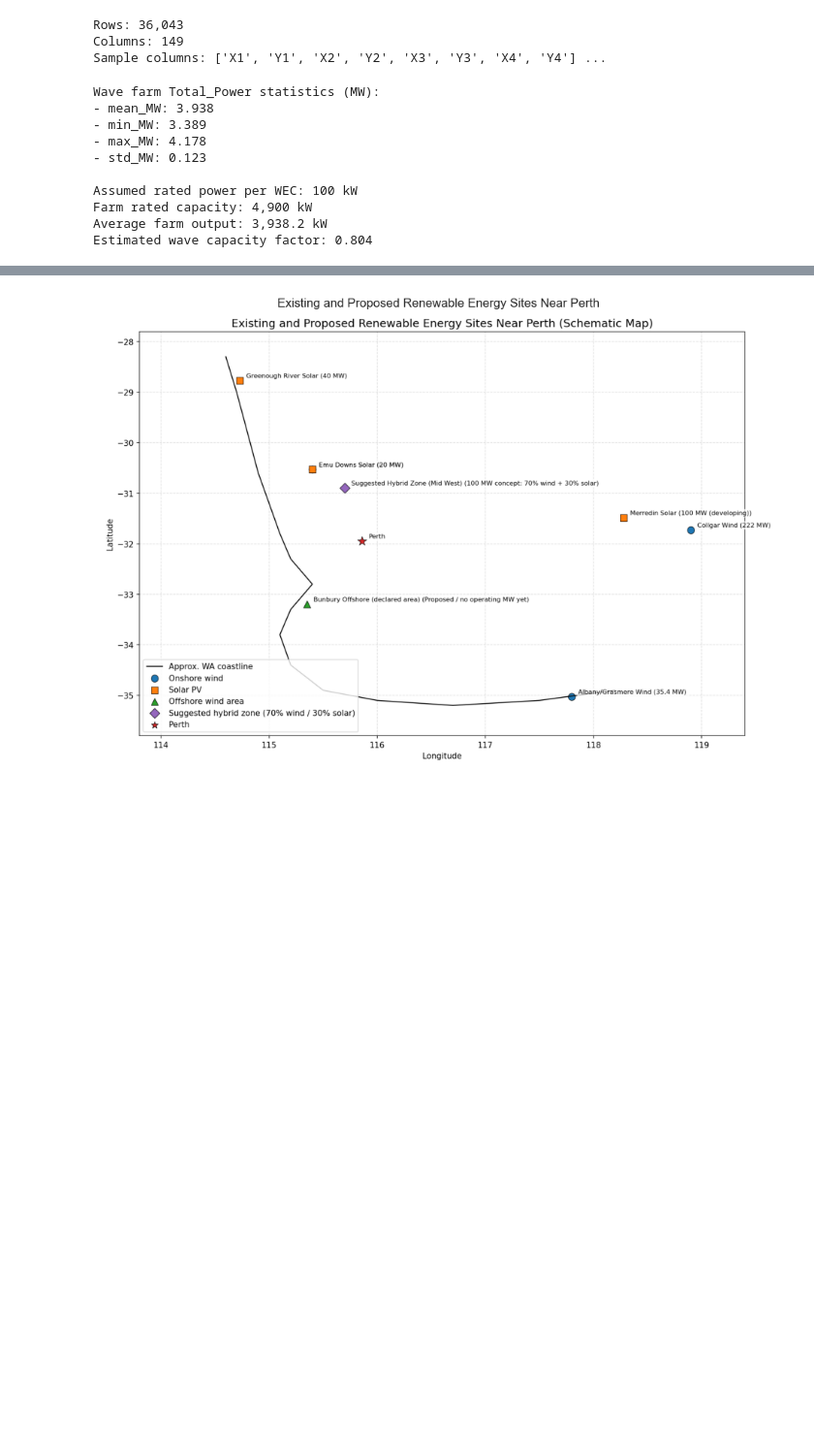
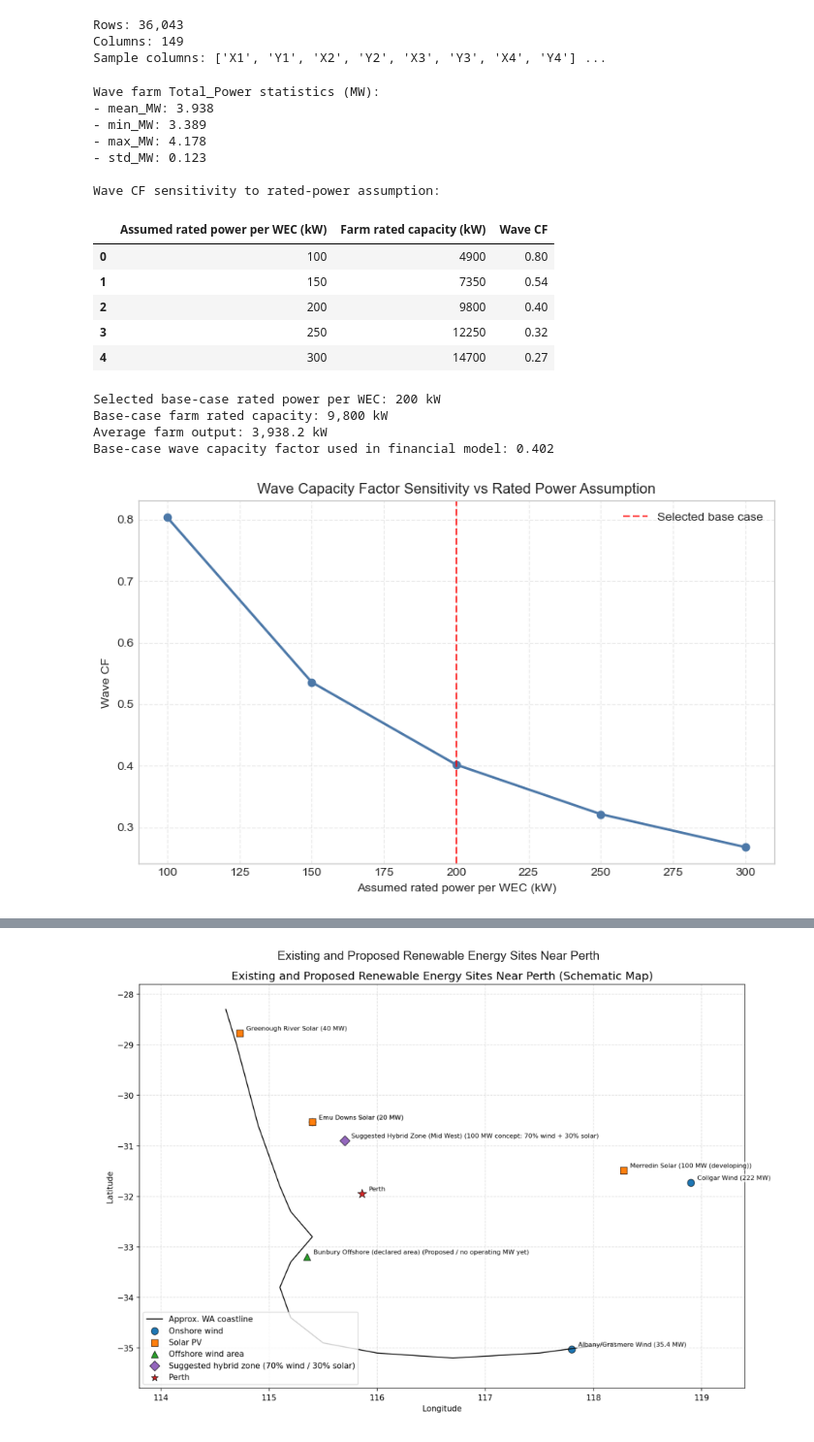
Before and after one commit to ahmetbatuhanerbas/CE49X, a Jupyter notebook: Week02_Python_Modules_and_Data_Science/lab/Lab02_Wave_Energy_Financial_Feasibility.ipynb, the cells around one changed output, grey strips where cells are left out. Shown at 97% size. Cells and saved outputs as stored; diff of their text form; code cells hidden in the pictures; blank space fills up the shorter version.

```diff
--- a/Week02_Python_Modules_and_Data_Science/lab/Lab02_Wave_Energy_Financial_Feasibility.ipynb
+++ b/Week02_Python_Modules_and_Data_Science/lab/Lab02_Wave_Energy_Financial_Feasibility.ipynb
@@ -115,40 +115,79 @@ Sample columns: ['X1', 'Y1', 'X2', 'Y2', 'X3', 'Y3', 'X4', 'Y4'] ...
 # %%
 # Core wave-farm output statistics (Total_Power is in Watts)
 wave_stats = {
     "mean_MW": df["Total_Power"].mean() / 1e6,
     "min_MW": df["Total_Power"].min() / 1e6,
     "max_MW": df["Total_Power"].max() / 1e6,
     "std_MW": df["Total_Power"].std() / 1e6,
 }
 
 print("Wave farm Total_Power statistics (MW):")
 for k, v in wave_stats.items():
     print(f"- {k}: {v:.3f}")
 
-# Capacity-factor estimate for wave energy in Perth.
-# Capacity factor (CF) = average output / rated output
-# (definition consistent with CE49X lab statement and CHE443 wind lecture notes).
-# Assumption: each WEC has rated power = 100 kW (typical utility-scale order-of-magnitude).
-# Farm has 49 WECs -> rated capacity = 4,900 kW.
-rated_power_per_wec_kw = 100
+# Capacity-factor sensitivity to rated power assumption.
+# CF = average output / rated output.
+avg_power_kw = df["Total_Power"].mean() / 1000
 n_wec = 49
-farm_rated_capacity_kw = rated_power_per_wec_kw * n_wec
 
-avg_power_kw = df["Total_Power"].mean() / 1000
+rated_power_options_kw = [100, 150, 200, 250, 300]
+wave_cf_sensitivity_df = pd.DataFrame(
+    {
+        "Assumed rated power per WEC (kW)": rated_power_options_kw,
+        "Farm rated capacity (kW)": [n_wec * r for r in rated_power_options_kw],
+    }
+)
+wave_cf_sensitivity_df["Wave CF"] = avg_power_kw / wave_cf_sensitivity_df["Farm rated capacity (kW)"]
+
+print("\nWave CF sensitivity to rated-power assumption:")
+display(wave_cf_sensitivity_df)
+
+# Research-informed base case for this notebook:
+# Wave sector is still pre-commercial with no single dominant device size,
+# but pilot/prototype projects are commonly in sub-MW classes; we use 200 kW/WEC
+# as a more realistic planning case than 100 kW/WEC.
+selected_rated_power_per_wec_kw = 200
+farm_rated_capacity_kw = selected_rated_power_per_wec_kw * n_wec
 wave_capacity_factor = avg_power_kw / farm_rated_capacity_kw
 
-print(f"\nAssumed rated power per WEC: {rated_power_per_wec_kw} kW")
-print(f"Farm rated capacity: {farm_rated_capacity_kw:,} kW")
+print(f"Selected base-case rated power per WEC: {selected_rated_power_per_wec_kw} kW")
+print(f"Base-case farm rated capacity: {farm_rated_capacity_kw:,} kW")
 print(f"Average farm output: {avg_power_kw:,.1f} kW")
-print(f"Estimated wave capacity factor: {wave_capacity_factor:.3f}")
+print(f"Base-case wave capacity factor used in financial model: {wave_capacity_factor:.3f}")
+
+# Visualize CF sensitivity
+fig, ax = plt.subplots(figsize=(8, 5))
+ax.plot(
+    wave_cf_sensitivity_df["Assumed rated power per WEC (kW)"],
+    wave_cf_sensitivity_df["Wave CF"],
+    marker="o",
+    linewidth=2,
+    color="#4C78A8",
+)
+ax.axvline(selected_rated_power_per_wec_kw, linestyle="--", color="red", alpha=0.7, label="Selected base case")
+ax.set_title("Wave Capacity Factor Sensitivity vs Rated Power Assumption")
+ax.set_xlabel("Assumed rated power per WEC (kW)")
+ax.set_ylabel("Wave CF")
+ax.grid(True, linestyle="--", alpha=0.4)
+ax.legend()
+plt.tight_layout()
+plt.show()
 # %% [output]
 Wave farm Total_Power statistics (MW):
 - mean_MW: 3.938
 - min_MW: 3.389
 - max_MW: 4.178
 - std_MW: 0.123
 
-Assumed rated power per WEC: 100 kW
-Farm rated capacity: 4,900 kW
-Average farm output: 3,938.2 kW
-Estimated wave capacity factor: 0.804
+Wave CF sensitivity to rated-power assumption:
+|  | Assumed rated power per WEC (kW) | Farm rated capacity (kW) | Wave CF |
+| 0 | 100 | 4900 | 0.80 |
+| 1 | 150 | 7350 | 0.54 |
+| 2 | 200 | 9800 | 0.40 |
+| 3 | 250 | 12250 | 0.32 |
+| 4 | 300 | 14700 | 0.27 |
+Selected base-case rated power per WEC: 200 kW
+Base-case farm rated capacity: 9,800 kW
+Average farm output: 3,938.2 kW
+Base-case wave capacity factor used in financial model: 0.402
+[figure, added]
```
Also changed, not shown: parts of 5 cells of this notebook.
